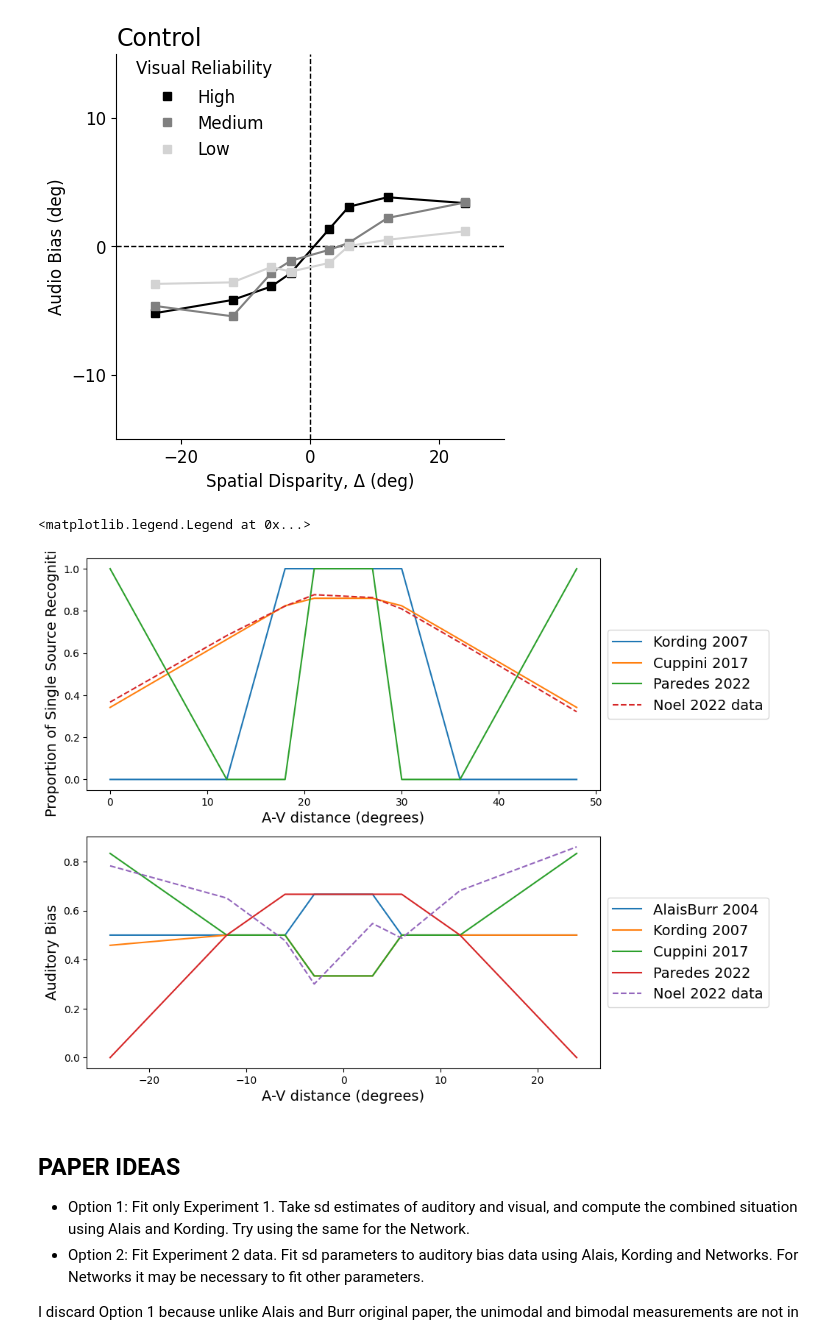
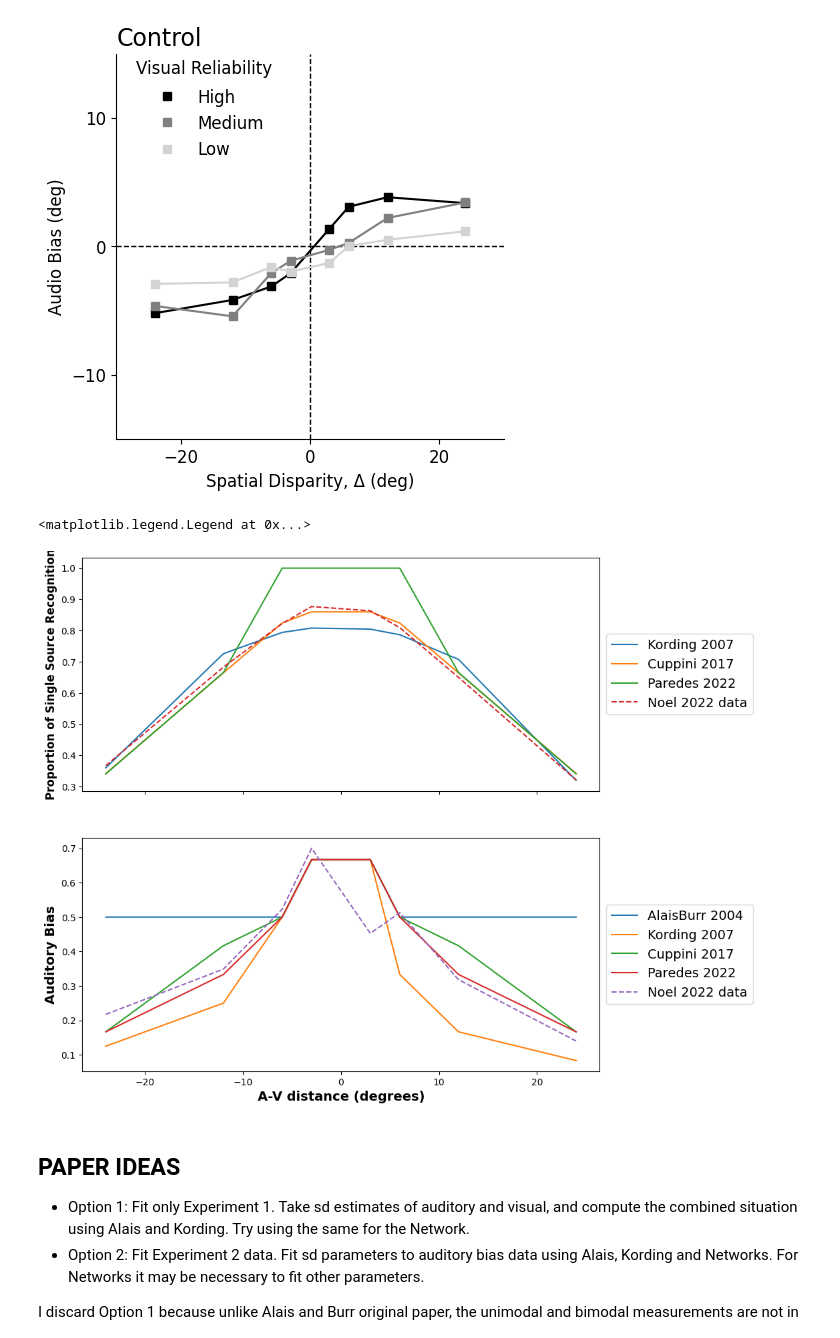
Before and after one commit to renatoparedes/NeuroMSI-Network, a Jupyter notebook: Sample.ipynb, the cells around one changed output. Saved outputs shown, nothing was run; the diff lists cells and outputs as text; code cells hidden in the pictures.

Commit message:
Plot and fitting update

```diff
--- a/Sample.ipynb
+++ b/Sample.ipynb
@@ -189,24 +233,38 @@ res_paredes_causes = sp_paredes.run(
 )
 # %%
-fig, axs = plt.subplots(2, 1, figsize=(9, 9))  # initializes figure and plots
+fig, axs = plt.subplots(
+    2, 1, figsize=(10, 10), sharex=True
+)  # initializes figure and plots
 ax1 = plt.subplot(211)
 
-bias_data = 1 - np.abs(HC_bias_a[0]) / np.abs(dis)
+bias_data = np.abs(HC_bias_a[0]) / np.abs(dis)
 causes_data = HC_pro_com[0]
 
-res_kording_causes.causes.unity_report(parameter="visual_position").plot(ax=ax1)
 ax1.plot(
-    res_cuppini2017_causes.causes.causes_by_parameter(
-        parameter="visual_position"
-    ).Parameters.visual_position,
+    dis,
+    res_kording_causes.causes.causes_by_parameter(parameter="visual_position")[
+        ("", "Causes")
+    ].values,
+)
+
+ax1.plot(
+    dis,
     res_cuppini2017_causes.causes.causes_by_parameter(parameter="visual_position")[
         ("", "Causes")
     ].values,
 )
-res_paredes_causes.causes.unity_report(parameter="visual_position").plot(ax=ax1)
 
-ax1.plot(dis + 24, causes_data, "--")
-ax1.set_ylabel("Proportion of Single Source Recognition", size=14)
+ax1.plot(
+    dis,
+    res_paredes_causes.causes.causes_by_parameter(parameter="visual_position")[
+        ("", "Causes")
+    ].values,
+)
+
+
+ax1.plot(dis, causes_data, "--")
+# ax1.scatter(dis, causes_data, c="k")
+ax1.set_ylabel("Proportion of Single Source Recognition", size=12, weight="bold")
 ax1.set_xlabel("A-V distance (degrees)", size=14)
 ax1.legend(
     ["Kording 2007", "Cuppini 2017", "Paredes 2022", "Noel 2022 data"],
@@ -218,39 +276,37 @@ ax1.legend(
 ax2 = plt.subplot(212)
 
 res_alaisburr.bias.bias_mean(
     influence_parameter="auditory_position", mode="multi"
 ).plot(ax=ax2)
 res_kording.bias.bias_mean(
     influence_parameter="auditory_position", mode="auditory"
 ).plot(ax=ax2)
 res_cuppini2017.bias.bias_mean(
     influence_parameter="auditory_position", mode="auditory"
 ).plot(ax=ax2)
 res_paredes.bias.bias_mean(
-    influence_parameter="auditory_position",
-    mode="auditory",
-    changing_parameter="visual_position",
+    influence_parameter="auditory_position", mode="auditory"
 ).plot(ax=ax2)
 
 # Requires to specify mode because cannot distinguish max variance across modes. Maybe link it with influence_parameter?
 ax2.plot(dis, bias_data, "--")
-ax2.set_xlabel("A-V distance (degrees)", size=14)
-ax2.set_ylabel("Auditory Bias", size=14)
+ax2.set_xlabel("A-V distance (degrees)", size=14, weight="bold")
+ax2.set_ylabel("Auditory Bias", size=14, weight="bold")
 ax2.legend(
     [
         "AlaisBurr 2004",
         "Kording 2007",
         "Cuppini 2017",
         "Paredes 2022",
         "Noel 2022 data",
     ],
     fontsize=14,
     loc="center left",
     bbox_to_anchor=(1, 0.5),
 )
 # %% [output]
 <matplotlib.legend.Legend at 0x...>
-[figure, old version]
+[figure, new version]
 # %% [markdown]
 ## PAPER IDEAS
 
```
Also changed, not shown: parts of 1 cell of this notebook, 1 other file.
